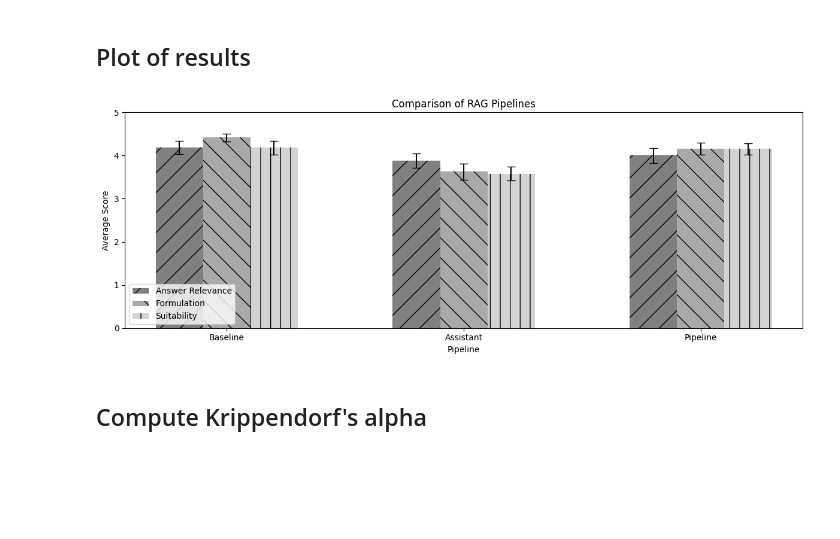
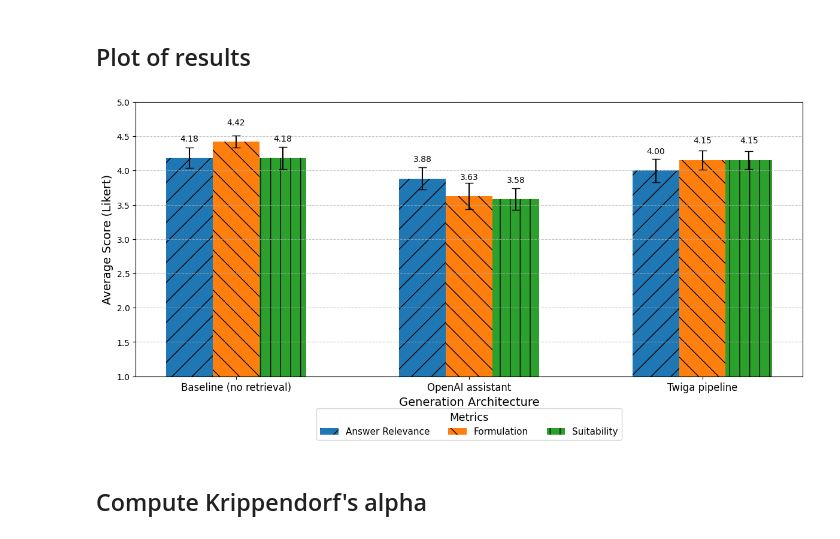
Before and after one commit to jurmy24/twiga-thesis, a Jupyter notebook: evals/human/mdg_evals.ipynb, the cells around one changed output. Cells and saved outputs as stored; diff of their text form; code cells hidden in the pictures; blank space fills up the shorter version.

Commit message:
Misc: make plot prettier

```diff
--- a/evals/human/mdg_evals.ipynb
+++ b/evals/human/mdg_evals.ipynb
@@ -304,71 +307,96 @@ Standard mean (0=baseline, 1=assistant, 2=pipeline)
 # %% [markdown]
 ## Plot of results
 # %%
-# here I should create a plot of the averages with the error bars
-import matplotlib.pyplot as plt
+# # here I should create a plot of the averages with the error bars
+# import matplotlib.pyplot as plt
 
-results_df.index = ['Baseline', 'Assistant', 'Pipeline']
-standard_errors_df.index = ['Baseline', 'Assistant', 'Pipeline']
+# results_df.index = ['Baseline', 'Assistant', 'Pipeline']
+# standard_errors_df.index = ['Baseline', 'Assistant', 'Pipeline']
 
-# # Plot the data with error bars
-# fig, ax = plt.subplots(1, 3, figsize=(18, 6), sharey=True)
+# # Define shades of grey and patterns
+# colors = ['#808080', '#A9A9A9', '#D3D3D3']  # Different shades of grey
+# hatches = ['/', '\\', '|']  # Different patterns
+
+# # Create a single plot
+# fig, ax = plt.subplots(figsize=(12, 8))
 
 # metrics = ['answer_relevance', 'formulation', 'suitability']
 # titles = ['Answer Relevance', 'Formulation', 'Suitability']
-# colors = ['blue', 'orange', 'green']
 # pipelines = ['Baseline', 'Assistant', 'Pipeline']
 
-# # print(results_df["answer_relevance"])
+# # Positions for the bars
+# bar_width = 0.2
+# positions = np.arange(len(pipelines))
+# offsets = np.linspace(-bar_width, bar_width, len(metrics))
 
-# # double check this
-# for i, metric in enumerate(metrics):
-#     means = results_df[metric]
-#     errors = standard_errors_df[metric]
-#     ax[i].bar(pipelines, means, yerr=errors, capsize=5, color=colors)
-#     ax[i].set_title(titles[i])
-#     ax[i].set_ylim(0, 5)
-#     ax[i].set_ylabel('Average Score')
-#     ax[i].set_xlabel('Pipeline')
+# # Plotting
+# for i, (metric, title, color, hatch) in enumerate(zip(metrics, titles, colors, hatches)):
+#     means = [results_df.loc[pipeline, metric] for pipeline in pipelines]
+#     errors = [standard_errors_df.loc[pipeline, metric] for pipeline in pipelines]
+#     bars = ax.bar(positions + offsets[i], means, yerr=errors, capsize=5, width=bar_width, color=color, label=title, hatch=hatch)
 
-# plt.suptitle('Comparison of RAG Pipelines')
-# plt.tight_layout(rect=[0, 0.03, 1, 0.95])
+# # Customizing the plot
+# ax.set_title('Comparison of RAG Pipelines')
+# ax.set_ylim(0, 5)
+# ax.set_ylabel('Average Score (Likert)')
+# ax.set_xlabel('Generation Architecture')
+# ax.set_xticks(positions)
+# ax.set_xticklabels(['Baseline (no retrieval)', 'OpenAI assistant', 'Twiga pipeline'])
+# ax.legend()
+
+# plt.tight_layout(rect=[0, 1, 1, 0.6])
 # plt.show()
 
-# Define shades of grey and patterns
-colors = ['#808080', '#A9A9A9', '#D3D3D3']  # Different shades of grey
+
+import matplotlib.pyplot as plt
+import numpy as np
+
+# Define colors and patterns
+colors = ['#1f77b4', '#ff7f0e', '#2ca02c']  # Blue, Orange, Green
 hatches = ['/', '\\', '|']  # Different patterns
 
 # Create a single plot
-fig, ax = plt.subplots(figsize=(12, 8))
+fig, ax = plt.subplots(figsize=(12, 6))
 
 metrics = ['answer_relevance', 'formulation', 'suitability']
 titles = ['Answer Relevance', 'Formulation', 'Suitability']
 pipelines = ['Baseline', 'Assistant', 'Pipeline']
 
 # Positions for the bars
 bar_width = 0.2
 positions = np.arange(len(pipelines))
 offsets = np.linspace(-bar_width, bar_width, len(metrics))
 
 # Plotting
 for i, (metric, title, color, hatch) in enumerate(zip(metrics, titles, colors, hatches)):
     means = [results_df.loc[pipeline, metric] for pipeline in pipelines]
     errors = [standard_errors_df.loc[pipeline, metric] for pipeline in pipelines]
     bars = ax.bar(positions + offsets[i], means, yerr=errors, capsize=5, width=bar_width, color=color, label=title, hatch=hatch)
 
+    # Adding data labels
+    for bar in bars:
+        height = bar.get_height()
+        ax.annotate(f'{height:.2f}',
+                    xy=(bar.get_x() + bar.get_width() / 2, height),
+                    xytext=(0, 18),  # 3 points vertical offset
+                    textcoords="offset points",
+                    ha='center', va='bottom')
+
 # Customizing the plot
-ax.set_title('Comparison of RAG Pipelines')
-ax.set_ylim(0, 5)
-ax.set_ylabel('Average Score')
-ax.set_xlabel('Pipeline')
+ax.set_ylim(1, 5)
+ax.set_ylabel('Average Score (Likert)', fontsize=14)
+ax.set_xlabel('Generation Architecture', fontsize=14)
 ax.set_xticks(positions)
-ax.set_xticklabels(pipelines)
-ax.legend()
+ax.set_xticklabels(['Baseline (no retrieval)', 'OpenAI assistant', 'Twiga pipeline'], fontsize=12)
+ax.legend(title='Metrics', title_fontsize='13', fontsize='11', loc='lower center', bbox_to_anchor=(0.5, 1.05), ncol=3)
 
-plt.tight_layout(rect=[0, 0.03, 1, 0.6])
+# Add grid lines
+ax.yaxis.grid(True, linestyle='--', alpha=0.7)
+
+plt.tight_layout(rect=[0, 0, 1, 1],h_pad=0.5)
 plt.show()
 # %% [output]
-[figure, old version]
+[figure, new version]
 # %% [markdown]
 ## Compute Krippendorf's alpha
 # %%
```
Also changed, not shown: parts of 2 cells of this notebook.
